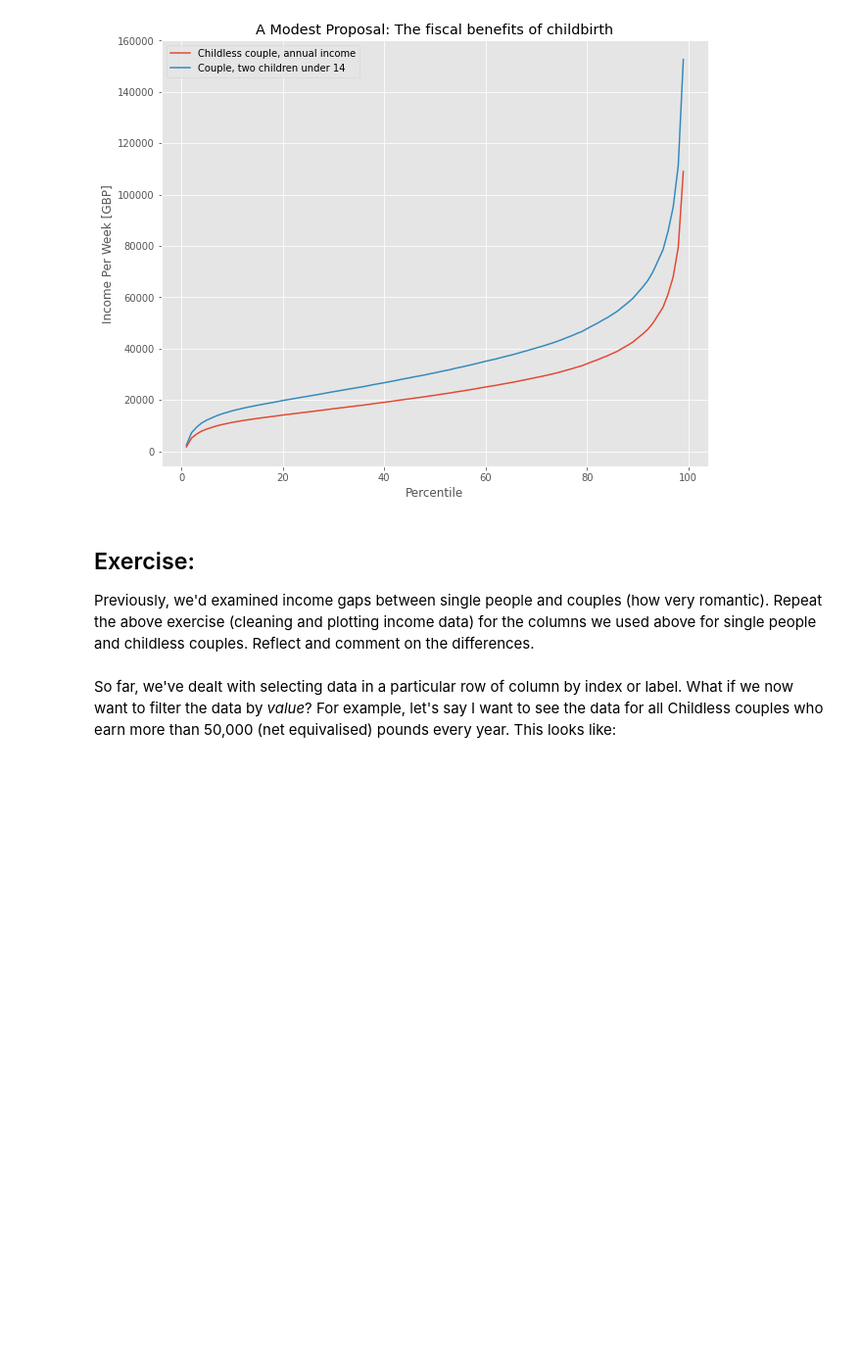
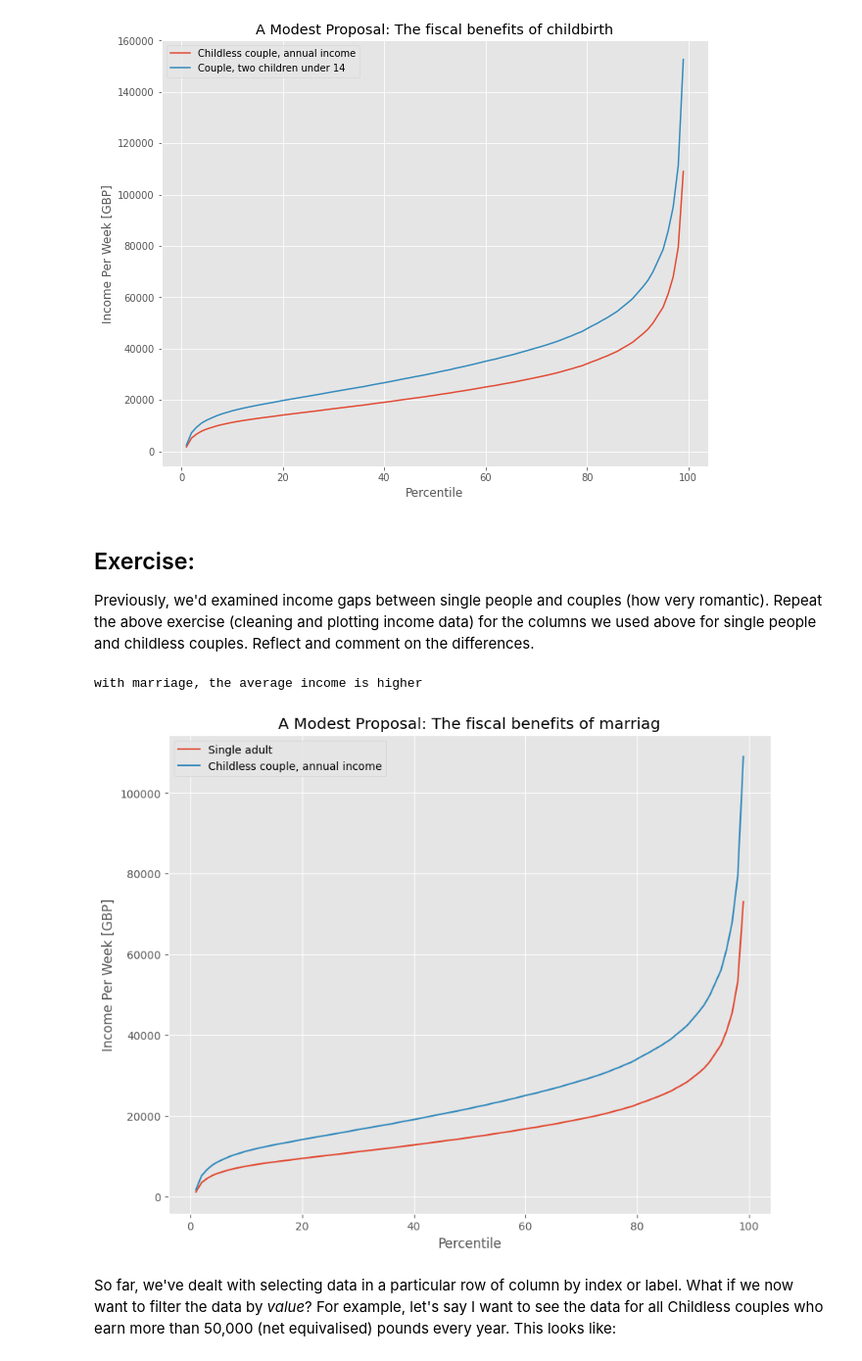
Before and after one commit to Lesiazhou/QM2, a Jupyter notebook: notebooks/W02. Pandas.ipynb, the cells around one changed output. Shown at 98% size. Cells and saved outputs as stored; diff of their text form; code cells hidden in the pictures; blank space fills up the shorter version.

```diff
--- a/notebooks/W02. Pandas.ipynb
+++ b/notebooks/W02. Pandas.ipynb
@@ -311,3 +338,15 @@ Add your reflection here.
+# %%
+clean1 = income[['Single adult','Childless couple, annual income']]
+clean1=clean1.replace(',', '', regex=True)
+clean1 = clean1.replace('-', 'NaN', regex=True).astype('float')
+clean1.plot()
+plt.title('A Modest Proposal: The fiscal benefits of marriag')
+plt.xlabel('Percentile')
+plt.ylabel('Income Per Week [GBP]')
+print("with marriage, the average income is higher")
+# %% [output]
+with marriage, the average income is higher
+[figure, added]
 # %% [markdown]
 So far, we've dealt with selecting data in a particular row of column by index or label. What if we now want to filter the data by *value*? For example, let's say I want to see the data for all Childless couples who earn more than 50,000 (net equivalised) pounds every year. This looks like:
 # %%
```
Also changed, not shown: parts of 11 cells of this notebook.
